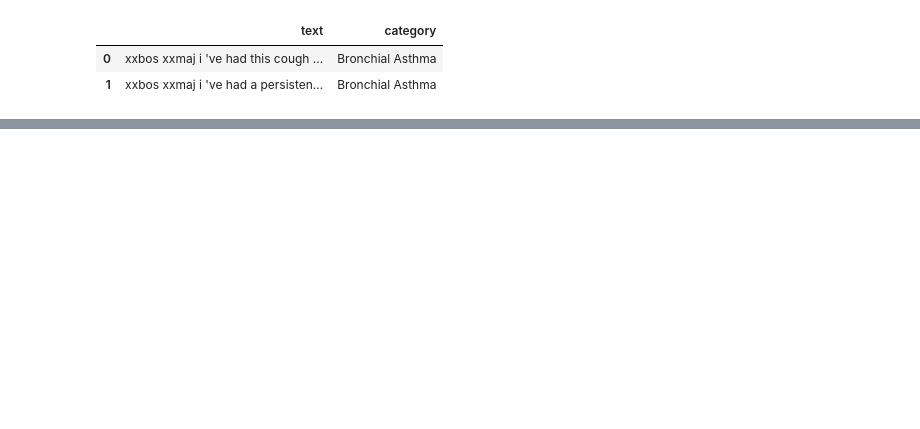
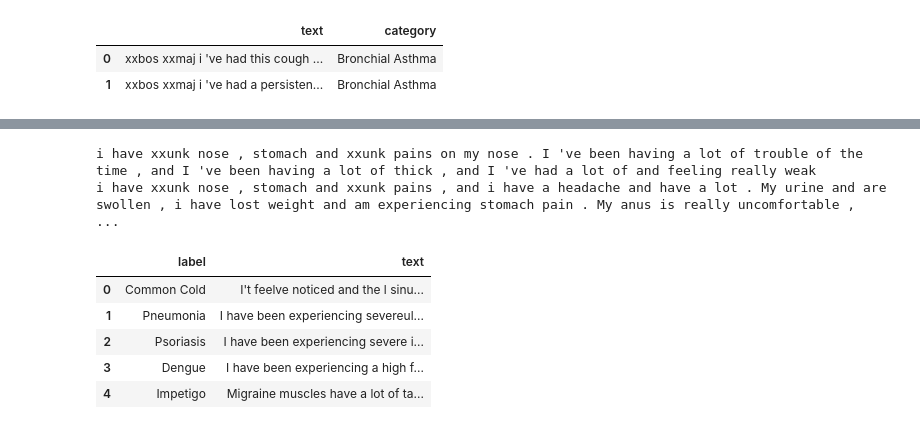
Before and after one commit to rubanzasilva/symptom_to_disease, a Jupyter notebook: symptom-disease.ipynb, the cells around one changed output, grey strips where cells are left out. Cells and saved outputs as stored; diff of their text form; code cells hidden in the pictures; blank space fills up the shorter version.

```diff
--- a/symptom-disease.ipynb
+++ b/symptom-disease.ipynb
@@ -494,0 +620,15 @@ dls.show_batch(max_n=2)
+# %%
+print("\n".join(preds))
+# %% [output]
+i have xxunk nose , stomach and xxunk pains on my nose . I 've been having a lot of trouble of the time , and I 've been having a lot of thick , and I 've had a lot of and feeling really weak
+i have xxunk nose , stomach and xxunk pains , and i have a headache and have a lot . My urine and are swollen , i have lost weight and am experiencing stomach pain . My anus is really uncomfortable ,  ...
+# %%
+df = pd.read_csv('/kaggle/input/s2d-synth/s2d_synth.csv')
+df.head()
+# %% [output]
+|  | label | text |
+| 0 | Common Cold | I't feelve noticed and the l sinu... |
+| 1 | Pneumonia | I have been experiencing severeul... |
+| 2 | Psoriasis | I have been experiencing severe i... |
+| 3 | Dengue | I have been experiencing a high f... |
+| 4 | Impetigo | Migraine muscles have a lot of ta... |
```
Also changed, not shown: parts of 48 cells of this notebook.
